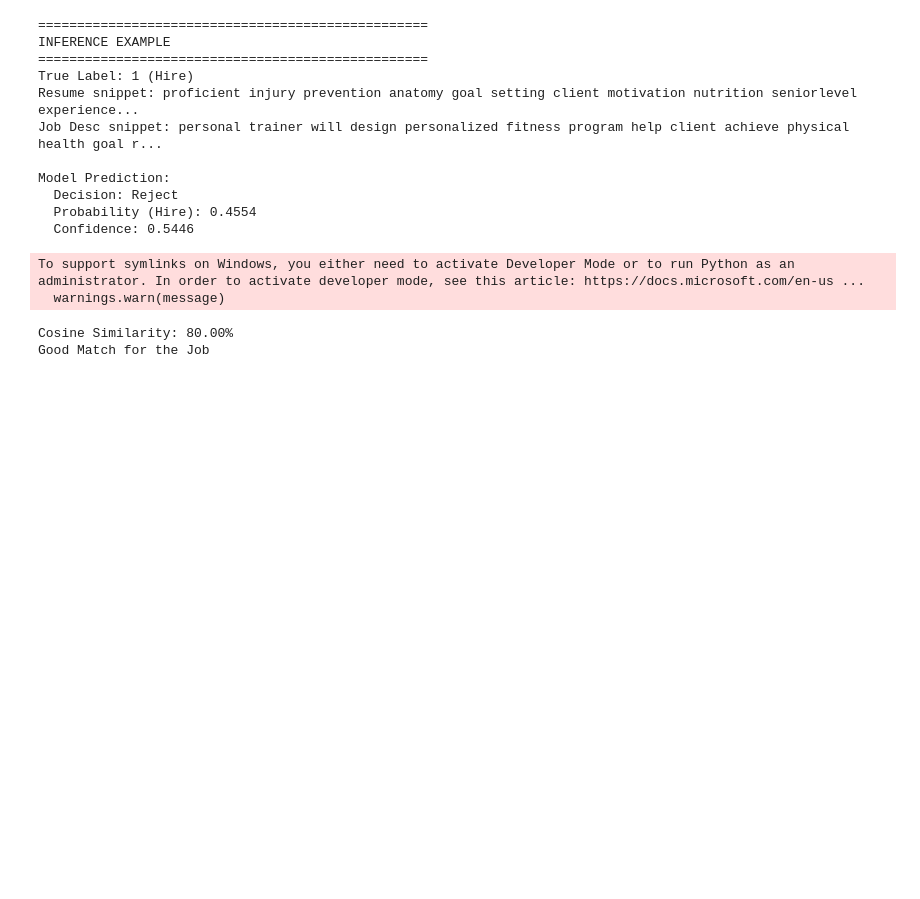
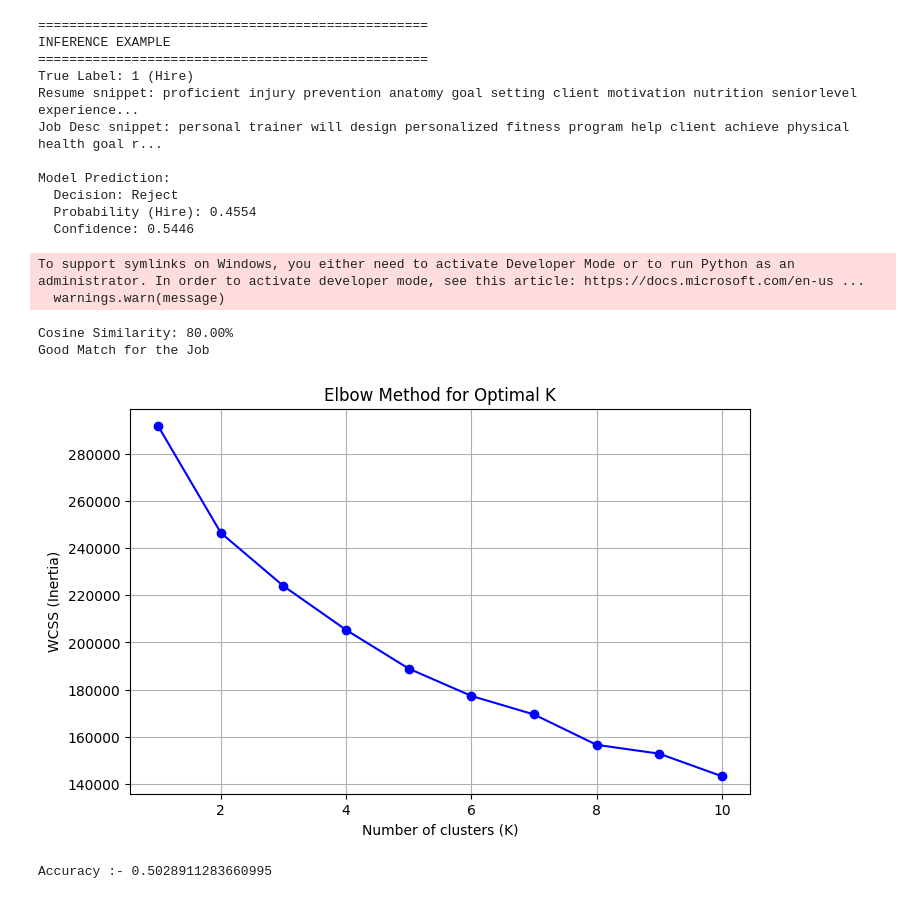
Before and after one commit to sanyamkarnavat1111-hub/Recruitment_AI_assitant, a Jupyter notebook: Screening-AI/train_model.ipynb, the cells around one changed output. Cells and saved outputs as stored; diff of their text form; code cells hidden in the pictures; blank space fills up the shorter version.

```diff
--- a/Screening-AI/train_model.ipynb
+++ b/Screening-AI/train_model.ipynb
@@ -451,3 +471,33 @@ To support symlinks on Windows, you either need to activate Developer Mode or to
   warnings.warn(message)
 Cosine Similarity: 80.00%
 Good Match for the Job
+# %%
+from sklearn.cluster import KMeans
+import matplotlib.pyplot as plt
+
+wcss = []
+
+# Try cluster sizes from 1 to 10
+for idx in range(1, 11):
+    km = KMeans(n_clusters=idx, random_state=42)
+    km.fit(X_train)              # No y_train for KMeans
+    wcss.append(km.inertia_)     # Inertia = WCSS
+
+# Plot the elbow curve
+plt.figure(figsize=(8, 5))
+plt.plot(range(1, 11), wcss, marker='o', linestyle='-', color='b')
+plt.title("Elbow Method for Optimal K")
+plt.xlabel("Number of clusters (K)")
+plt.ylabel("WCSS (Inertia)")
+plt.grid(True)
+plt.show()
+# %% [output]
+[figure, added]
+# %%
+knn = KMeans(n_clusters=2)
+knn.fit(X_train)
+y_pred = knn.predict(X_test)
+print("Accuracy :-" , accuracy_score(y_test , y_pred))
+print("R2 score :-" , r2_score(y_test , y_pred))
+# %% [output]
+Accuracy :- 0.5028911283660995
```
Also changed, not shown: parts of 9 cells of this notebook, 1 other file.
